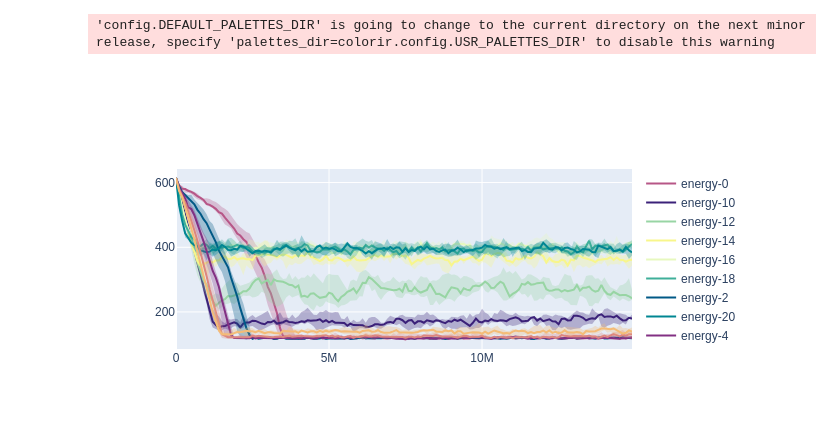
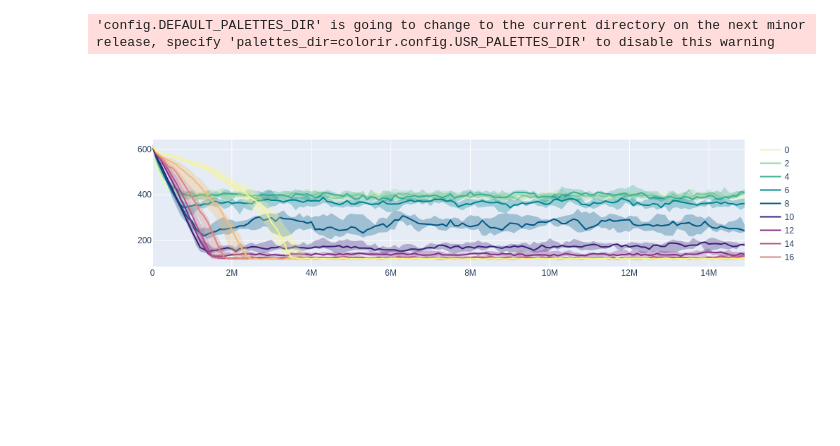
Before and after one commit to aleferna12/cellula-rs, a Jupyter notebook: analyses/cluster_speed.ipynb, the cells around one changed output. Drawn from its saved outputs; the diff is of its cells as text; code cells hidden in the pictures; blank space fills up the shorter version.

```diff
--- a/analyses/cluster_speed.ipynb
+++ b/analyses/cluster_speed.ipynb
@@ -9,16 +10,18 @@ from analyses.parse import parse_cells_multiple
 sim_paths = {}
 for path in Path("../runs/speed/").iterdir():
     sim_type = path.name
+    gamma = 20 - int(sim_type.split("-")[1])
     for replica_path in path.iterdir():
         replica = int(replica_path.name)
-        sim_paths[(sim_type, replica)] = replica_path
+        sim_paths[(gamma, replica)] = replica_path
 # %%
 sims = parse_cells_multiple(sim_paths.values(), 30)
 # %%
 sim_ids = list(sim_paths.keys())
 for i in range(len(sims)):
     sims[i] = sims[i].with_columns(
-        sim_type=pl.lit(sim_ids[i][0]),
+        gamma=sim_ids[i][0],
         sim_replica=sim_ids[i][1]
     )
 celldf = pl.concat(sims)
+celldf = celldf.with_columns(displ=(pl.col("center_x") ** 2 + pl.col("center_y") ** 2) ** 0.5)
@@ -27,5 +28,5 @@ celldf = celldf.with_columns(displ=(pl.col("center_x") ** 2 + pl.col("center_y")
 # %%
-grouppers = ["sim_type", "sim_replica", "time"]
+grouppers = ["gamma", "sim_replica", "time"]
 displdf = celldf.group_by(grouppers).agg(
     cluster_x=pl.col("center_x").mean(),
     cluster_y=pl.col("center_y").mean(),
@@ -82,5 +83,5 @@ px.line(
 # %%
-banddf = displdf.group_by(["sim_type", "time"]).agg(
+repldf = displdf.group_by(["gamma", "time"]).agg(
     med_med=pl.col("med_displ").median(),
     med_mean=pl.col("med_displ").mean(),
     med_min=pl.col("med_displ").min(),
@@ -89,7 +90,7 @@ banddf = displdf.group_by(["sim_type", "time"]).agg(
     mean_med=pl.col("mean_displ").median(),
     mean_min=pl.col("mean_displ").min(),
     mean_max=pl.col("mean_displ").max(),
-).sort(["sim_type", "time"])
-banddf
+).sort(["gamma", "time"])
+repldf
 # %% [output]
 shape: (1_650, 10)
@@ -109,28 +110,26 @@ shape: (1_650, 10)
 # %%
 import random as rand
 
-palette = cl.StackPalette.load("carnival").resize(banddf["sim_type"].n_unique())
-colors = palette.colors
-rand.shuffle(colors)
-palette = cl.StackPalette(colors)
+palette = cl.Grad(cl.StackPalette.load("carnival"), domain=[0, 20])
 fig = go.Figure()
-for i, (sim_type, group) in enumerate(banddf.group_by("sim_type")):
+for gamma, group in repldf.group_by("gamma"):
+    gamma = gamma[0]
     fig.add_trace(go.Scatter(
         x=group["time"],
         y=group["mean_med"],
-        line_color=palette[i],
-        name=sim_type[0]
+        line_color=palette(gamma),
+        name=gamma
     ))
     fig.add_trace(go.Scatter(
         x=pl.concat([group["time"], group["time"][::-1]]),
         y=pl.concat([group["mean_min"], group["mean_max"][::-1]]),
         fill="toself",
         line_color="rgba(0, 0, 0, 0)",
-        fillcolor=palette[i],
+        fillcolor=palette(gamma),
         opacity=0.3,
         showlegend=False
     ))
 fig
 # %% [output]
 'config.DEFAULT_PALETTES_DIR' is going to change to the current directory on the next minor release, specify 'palettes_dir=colorir.config.USR_PALETTES_DIR' to disable this warning
-[figure, old version]
+[figure, new version]
```
Also changed, not shown: parts of 15 cells of this notebook.
